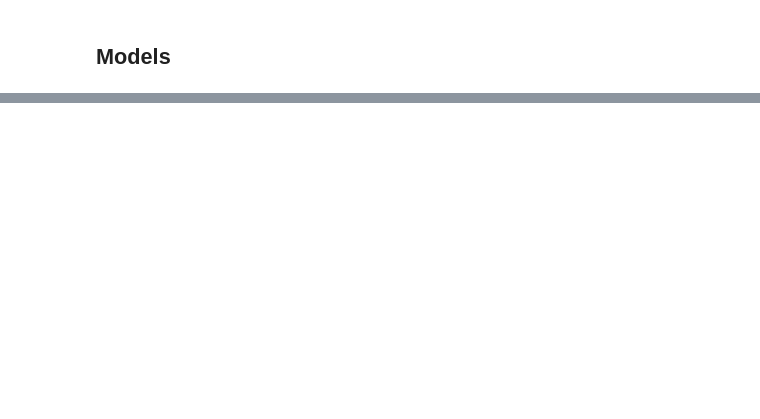
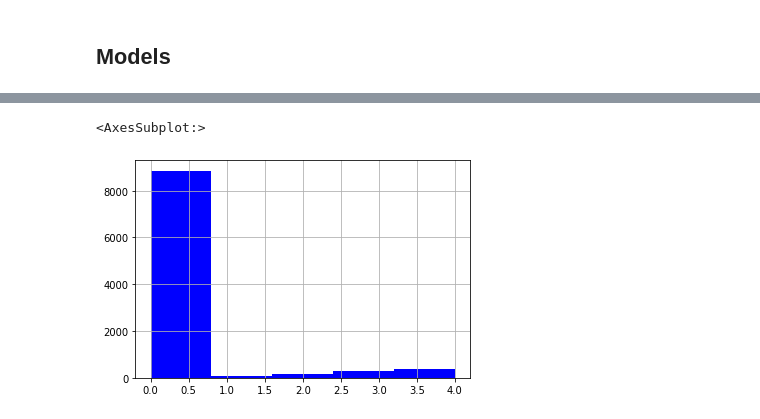
Before and after one commit to P4ddyki/Data-Mining2, a Jupyter notebook: Trained_models/Untitled.ipynb, the cells around one changed output, grey strips where cells are left out. Saved outputs shown, nothing was run; the diff lists cells and outputs as text; code cells hidden in the pictures; blank space fills up the shorter version.

```diff
--- a/Trained_models/Untitled.ipynb
+++ b/Trained_models/Untitled.ipynb
@@ -363,0 +438,8 @@ print("jojo")
+# %%
+model_final = model_final.export_model()
+
+
+try:
+    model_final.save("model_final_jan", save_format="tf")
+except Exception:
+    model_final.save("model_final_jan.h5")
@@ -363,0 +457,15 @@ print("jojo")
+# %%
+print("Calculate")
+
+res_ak = model.predict(submission)
+res_gnb = model_gnb.predict(submission)
+res_dt = model_dt.predict(submission)
+
+sub = pd.DataFrame()
+sub["res_ak"] = binarizer.inverse_transform(res_ak)
+sub["userID"] = X_test["userID"]
+sub["itemID"] = X_test["itemID"]
+sub["brand"] = X_test["brand"]
+sub["res_gnb"] = res_gnb
+sub["res_dt"] = res_dt
+final_res = model_final.predict(sub.to_numpy())
@@ -363,0 +478,2 @@ print("jojo")
+# %%
+final_res = binarizer.inverse_transform(final_res)
@@ -363,0 +484,6 @@ print("jojo")
+# %%
+df_submission = pd.DataFrame()
+df_submission["userID"] = submission["userID"]
+df_submission["itemID"] = submission["itemID"]
+df_submission["prediction"] = final_res
+df_submission
@@ -363,0 +506,5 @@ print("jojo")
+# %%
+df_submission["prediction"].hist(bins=5,color='blue' )
+# %% [output]
+<AxesSubplot:>
+[figure, added]
```
Also changed, not shown: parts of 22 cells of this notebook, 39 other files.
